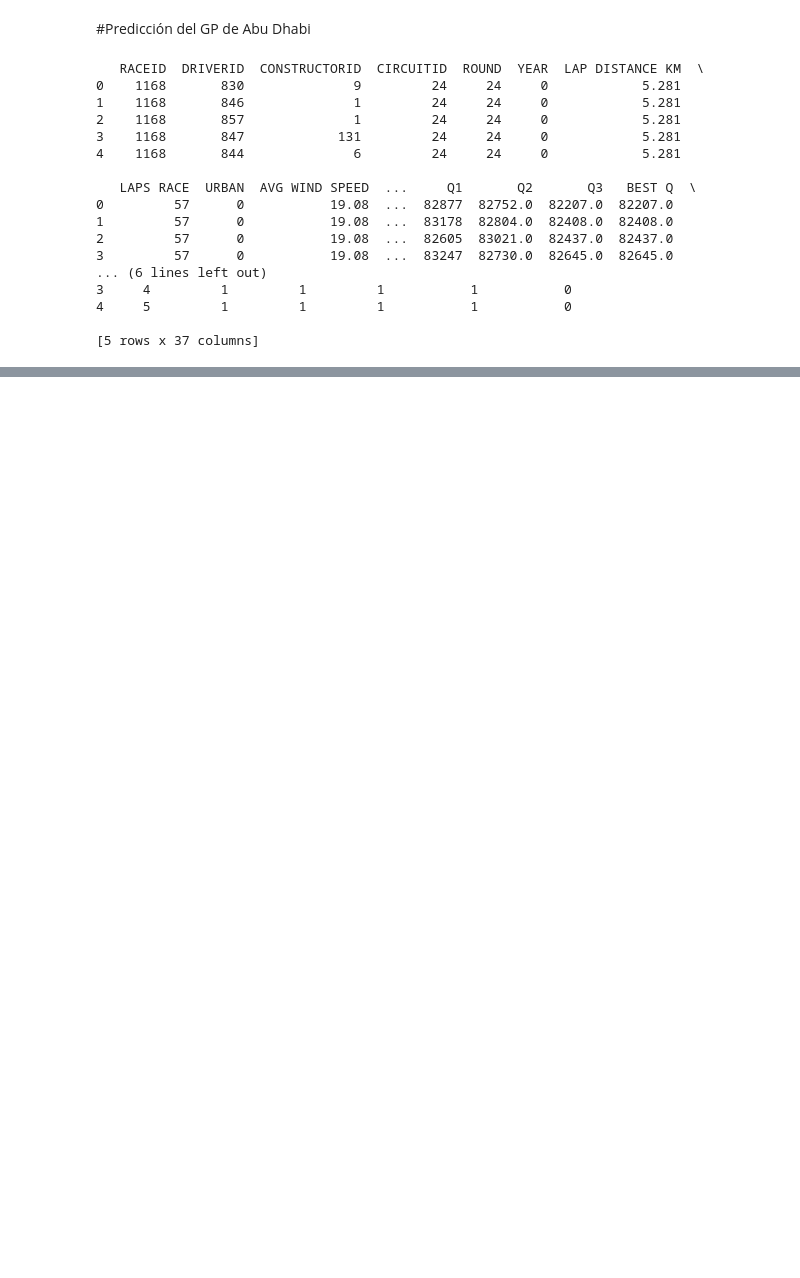
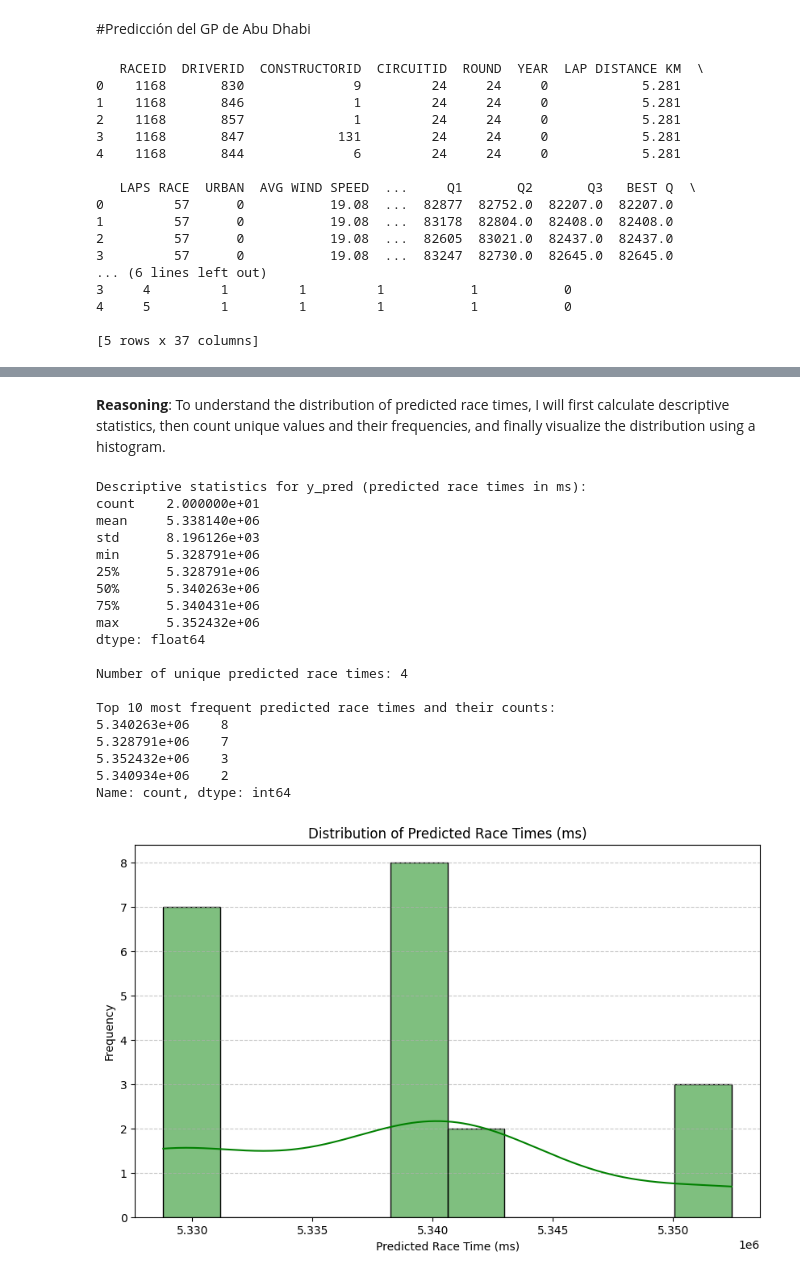
Before and after one commit to 100479095/Predictor_F1_2025, a Jupyter notebook: entrenamiento_modelo.ipynb, the cells around one changed output, grey strips where cells are left out. Drawn from its saved outputs; the diff is of its cells as text; code cells hidden in the pictures; blank space fills up the shorter version.

```diff
--- a/entrenamiento_modelo.ipynb
+++ b/entrenamiento_modelo.ipynb
@@ -389,0 +398,41 @@ Orden de Carrera Predicho para el GP de Abu Dabi 2025 (Completo con nombres de p
+# %% [markdown]
+**Reasoning**:
+To understand the distribution of predicted race times, I will first calculate descriptive statistics, then count unique values and their frequencies, and finally visualize the distribution using a histogram.
+# %%
+print("Descriptive statistics for y_pred (predicted race times in ms):")
+print(pd.Series(y_pred).describe())
+
+print(f"\nNumber of unique predicted race times: {np.unique(y_pred).size}")
+
+print("\nTop 10 most frequent predicted race times and their counts:")
+print(pd.Series(y_pred).value_counts().head(10))
+
+# Create a histogram/KDE plot of y_pred
+plt.figure(figsize=(10, 6))
+sns.histplot(y_pred, kde=True, bins=10, color='green')
+plt.title('Distribution of Predicted Race Times (ms)')
+plt.xlabel('Predicted Race Time (ms)')
+plt.ylabel('Frequency')
+plt.grid(axis='y', linestyle='--', alpha=0.7)
+plt.show()
+# %% [output]
+Descriptive statistics for y_pred (predicted race times in ms):
+count    2.000000e+01
+mean     5.338140e+06
+std      8.196126e+03
+min      5.328791e+06
+25%      5.328791e+06
+50%      5.340263e+06
+75%      5.340431e+06
+max      5.352432e+06
+dtype: float64
+
+Number of unique predicted race times: 4
+
+Top 10 most frequent predicted race times and their counts:
+5.340263e+06    8
+5.328791e+06    7
+5.352432e+06    3
+5.340934e+06    2
+Name: count, dtype: int64
+[figure, added]
```
Also changed, not shown: parts of 31 cells of this notebook.
